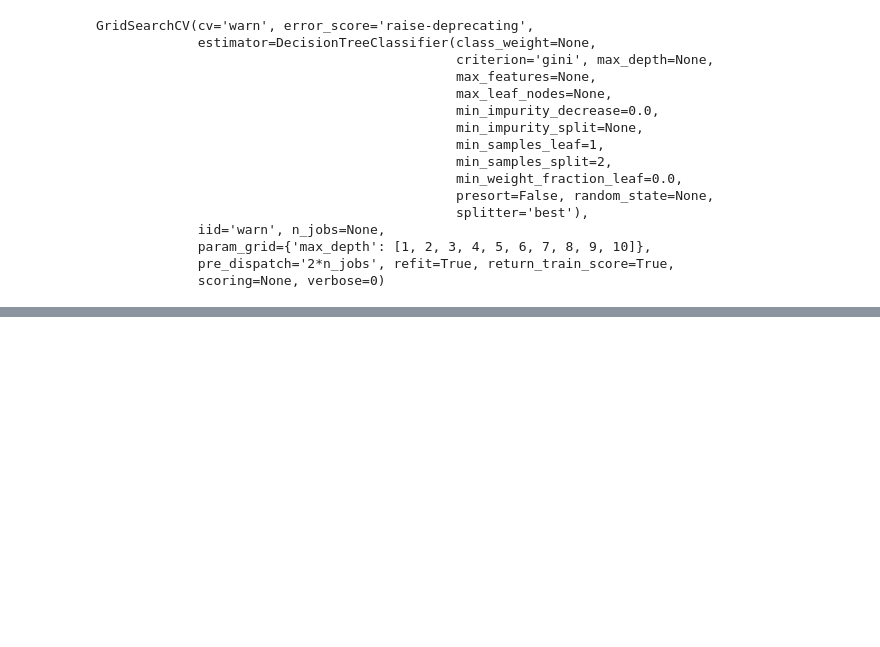
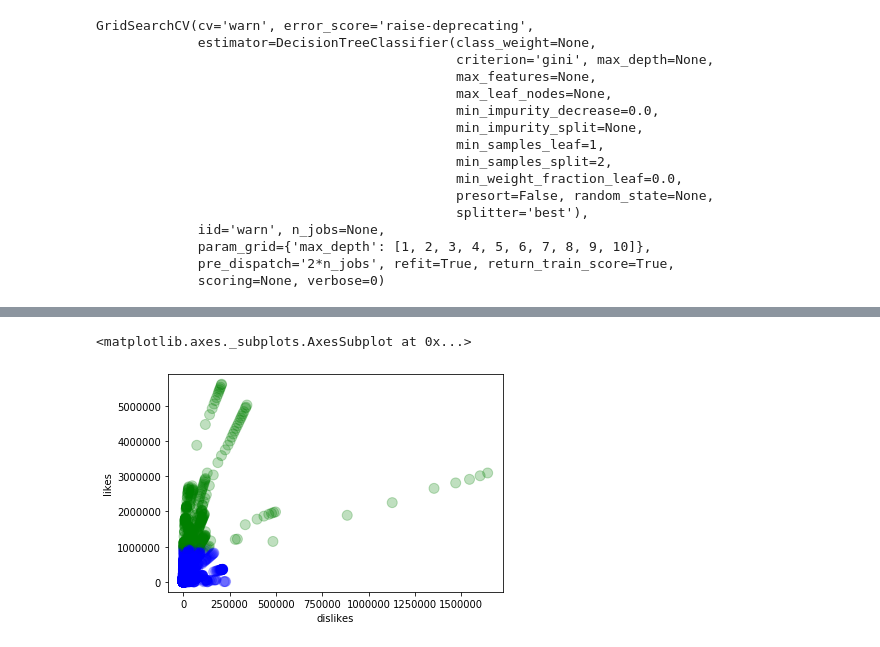
Before and after one commit to srivasis/MA384, a Jupyter notebook: Graph - clarkta.ipynb, the cells around one changed output, grey strips where cells are left out. Cells and saved outputs as stored; diff of their text form; code cells hidden in the pictures; blank space fills up the shorter version.

```diff
--- a/Graph - clarkta.ipynb
+++ b/Graph - clarkta.ipynb
@@ -208,0 +425,4 @@ error
+# %%
+colors = np.array(['blue','green','red','cyan','magenta','yellow','black', 'purple', 'grey', 'orange'])
+usData3['clusters'] = colors[lbls]
+usData3.head(3)
@@ -208,0 +435,5 @@ error
+# %%
+usData3.plot.scatter(x='dislikes', y='likes', c=usData3.clusters, s=100, alpha=0.25)
+# %% [output]
+<matplotlib.axes._subplots.AxesSubplot at 0x...>
+[figure, added]
```
Also changed, not shown: parts of 57 cells of this notebook, 2 other files.
